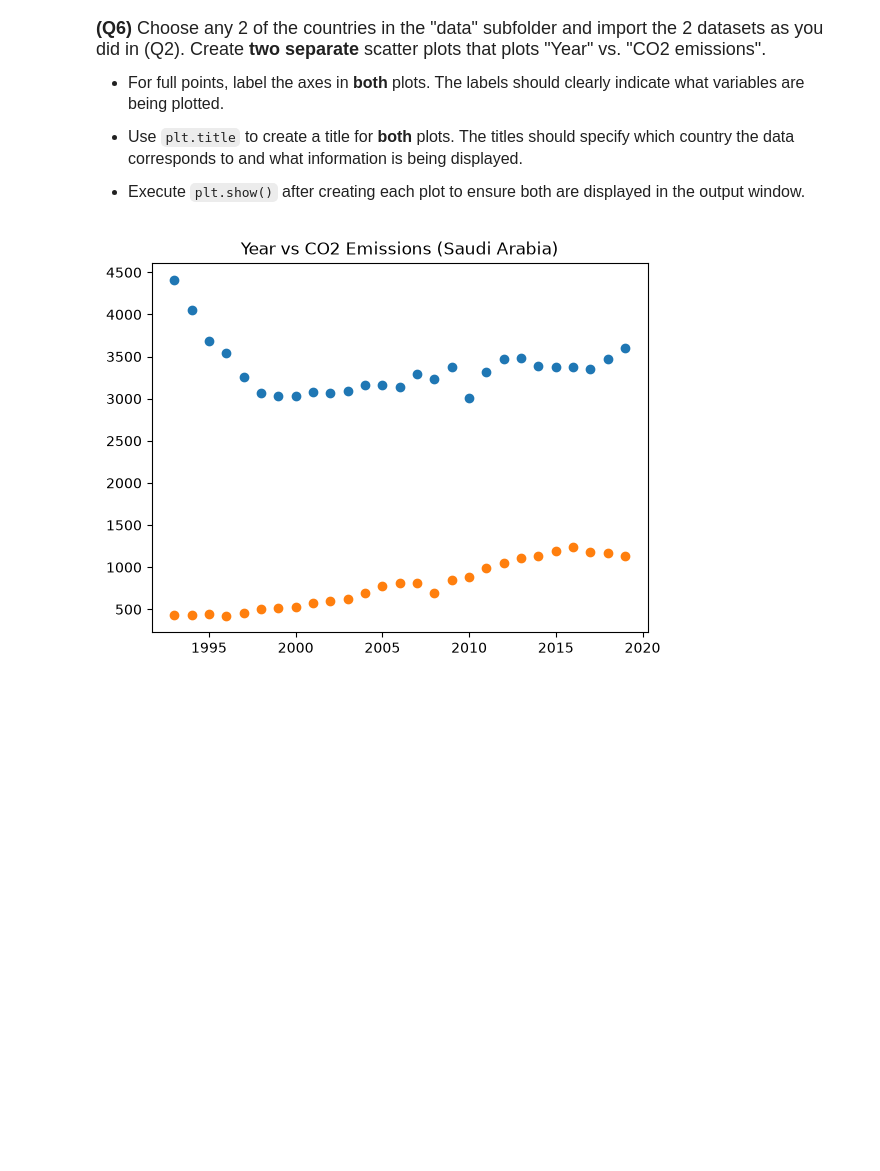
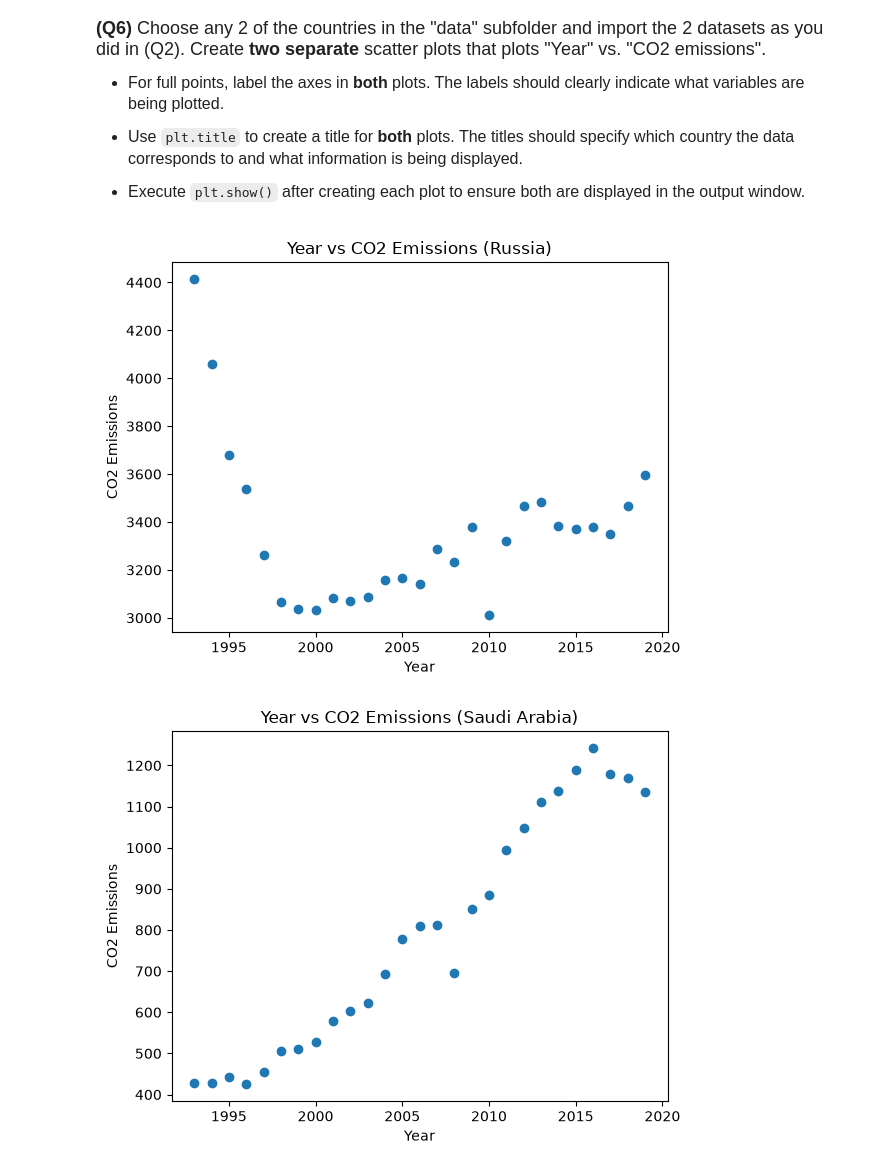
Before and after one commit to sukhroopsingh201/datasci185fall2026, a Jupyter notebook: _assignments/assignment_2/Assignment2.ipynb, the cells around one changed output. Saved outputs shown, nothing was run; the diff lists cells and outputs as text; code cells hidden in the pictures; blank space fills up the shorter version.

```diff
--- a/_assignments/assignment_2/Assignment2.ipynb
+++ b/_assignments/assignment_2/Assignment2.ipynb
@@ -155,15 +155,22 @@ plt.show()
 # %%
 # Write your answer
 
 russia_emissions = pd.read_csv("data/russia_emission.csv")
 saudi_arabia_emissions = pd.read_csv("data/saudi_arabia_emission.csv")
 
 plt.scatter(x = russia_emissions["Year"], y = russia_emissions["CO2_emission"])
+plt.xlabel("Year")
+plt.ylabel("CO2 Emissions")
 plt.title("Year vs CO2 Emissions (Russia)")
 
+plt.show()
+
 plt.scatter(x = saudi_arabia_emissions["Year"], y = saudi_arabia_emissions["CO2_emission"])
+plt.xlabel("Year")
+plt.ylabel("CO2 Emissions")
 plt.title("Year vs CO2 Emissions (Saudi Arabia)")
 
 plt.show()
 # %% [output]
-[figure, old version]
+[figure, new version]
+[figure, added]
```
Also changed, not shown: parts of 1 cell of this notebook.
